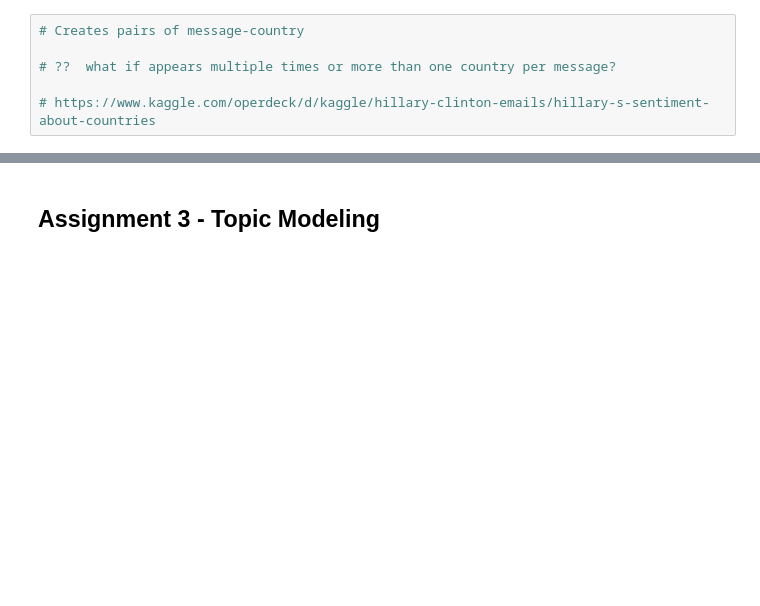
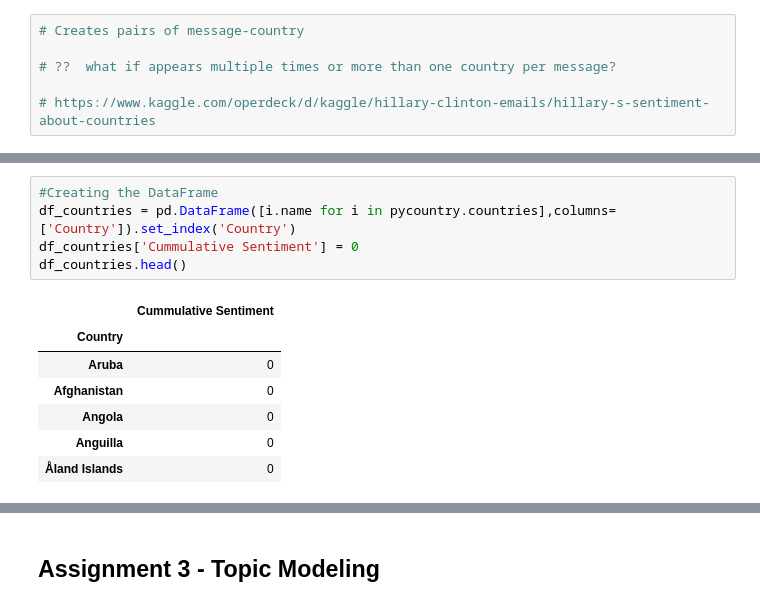
Before and after one commit to vidit09/ada-homework, a Jupyter notebook: 05 - Taming Text/Taming Text.ipynb, the cells around one changed output, grey strips where cells are left out. Drawn from its saved outputs; the diff is of its cells as text; blank space fills up the shorter version.

```diff
--- a/05 - Taming Text/Taming Text.ipynb
+++ b/05 - Taming Text/Taming Text.ipynb
@@ -96,0 +127,13 @@ import pycountry
+# %%
+#Creating the DataFrame
+df_countries = pd.DataFrame([i.name for i in pycountry.countries],columns=['Country']).set_index('Country')
+df_countries['Cummulative Sentiment'] = 0
+df_countries.head()
+# %% [output]
+|  | Cummulative Sentiment |
+| Country |  |
+| Aruba | 0 |
+| Afghanistan | 0 |
+| Angola | 0 |
+| Anguilla | 0 |
+| Åland Islands | 0 |
```
Also changed, not shown: parts of 20 cells of this notebook.
